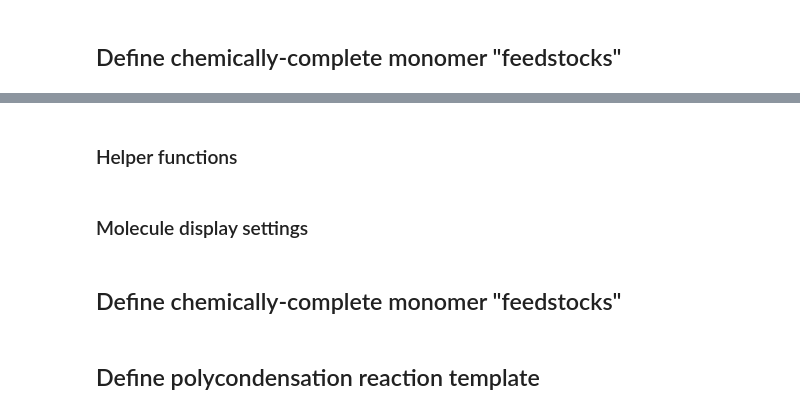
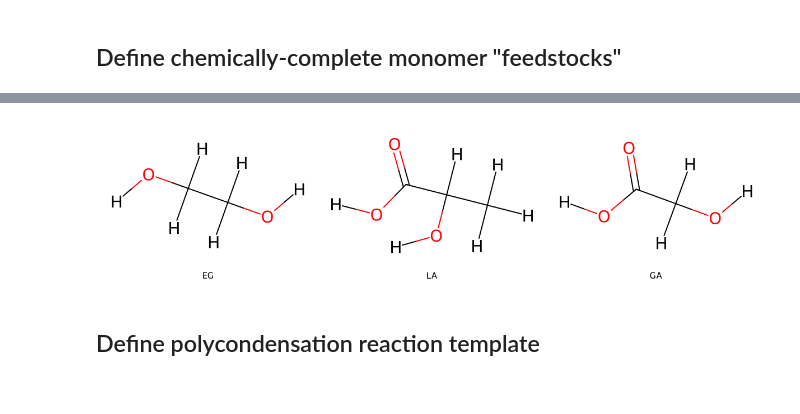
Before and after one commit to timbernat/polymerist_examples, a Jupyter notebook: 1-polymerization/3-PEG-PLGA_copolymers.ipynb, the cells around one changed output, grey strips where cells are left out. Cells and saved outputs as stored; diff of their text form; code cells hidden in the pictures.

```diff
--- a/rxn_template_demo.ipynb
+++ b/1-polymerization/3-PEG-PLGA_copolymers.ipynb
@@ -236,14 +16,3 @@ disable_substruct_highlights()
 set_rdkdraw_size(MOL_IMG_WIDTH, MOL_IMG_WIDTH / MOL_IMG_HEIGHT)
 # %% [markdown]
 ## Define chemically-complete monomer "feedstocks"
-# %%
-reactant_smiles : dict[str, Smiles] = {
-    'MPD' : 'c1ccc(N)cc1N',                        # m-phenylene diamine
-    'TMC' : 'c1c(C(=O)Cl)cc(C(=O)Cl)cc1(C(=O)Cl)', # trimesoyl chloride
-}
-monomers : dict[str, Chem.Mol] = {
-    name : explicit_mol(smiles)
-    for name, smiles in reactant_smiles.items()
-}
-
-MolsToGridImage(monomers.values(), molsPerRow=2, subImgSize=MOL_IMG_SIZE, legends=list(monomers.keys()))
@@ -333,2 +18,0 @@ More complicated ensemble of copolymers which react according to the same ester
-# %% [markdown]
-### Helper functions
@@ -356,31 +19,22 @@ def explicit_mol(smiles : Smiles, assign_map_nums : bool=False) -> Chem.Mol:
-# %% [markdown]
-### Molecule display settings
-# %%
-from rdkit.Chem.Draw import MolsToGridImage
-from polymerist.rdutils.rdkdraw import set_rdkdraw_size, disable_substruct_highlights, enable_kekulized_drawing
-
-
-MOL_IMG_WIDTH  : int = 400
-MOL_IMG_HEIGHT : int = 300
-MOL_IMG_SIZE = (MOL_IMG_WIDTH, MOL_IMG_HEIGHT)
-
-enable_kekulized_drawing()
-disable_substruct_highlights()
-set_rdkdraw_size(MOL_IMG_WIDTH, MOL_IMG_WIDTH / MOL_IMG_HEIGHT)
-# %% [markdown]
-## Define chemically-complete monomer "feedstocks"
 # %%
-reactant_smiles : dict[str, Smiles] = {
+from rdkit.Chem.rdchem import Mol
+from rdkit.Chem.rdmolops import SANITIZE_ALL, AROMATICITY_MDL
+from polymerist.rdutils.sanitization import explicit_mol_from_SMILES, Smiles
+
+
+monomer_smiles : dict[str, Smiles] = {
     'EG' : 'OCCO',        # ethylene glycol
     'LA' : 'OC(=O)C(C)O', # lactic acid
     'GA' : 'OC(=O)CO',    # glycolic acid
 }
-monomers : dict[str, Chem.Mol] = {
-    name : explicit_mol(smiles)
-    for name, smiles in reactant_smiles.items()
+monomers : dict[str, Mol] = {
+    name : explicit_mol_from_SMILES(smiles, sanitize_ops=SANITIZE_ALL, aromaticity_model=AROMATICITY_MDL)
+    for name, smiles in monomer_smiles.items()
 }
 
-MolsToGridImage(monomers.values(), molsPerRow=3, subImgSize=MOL_IMG_SIZE, legends=list(monomers.keys()))
+MolsToGridImage(monomers.values(), molsPerRow=len(monomers), subImgSize=MOL_IMG_SIZE, legends=list(monomers.keys()))
+# %% [output]
+[figure, added]
 # %% [markdown]
 ## Define polycondensation reaction template
 # %% [markdown]
```
Also changed, not shown: parts of 50 cells of this notebook, 3 other files.
